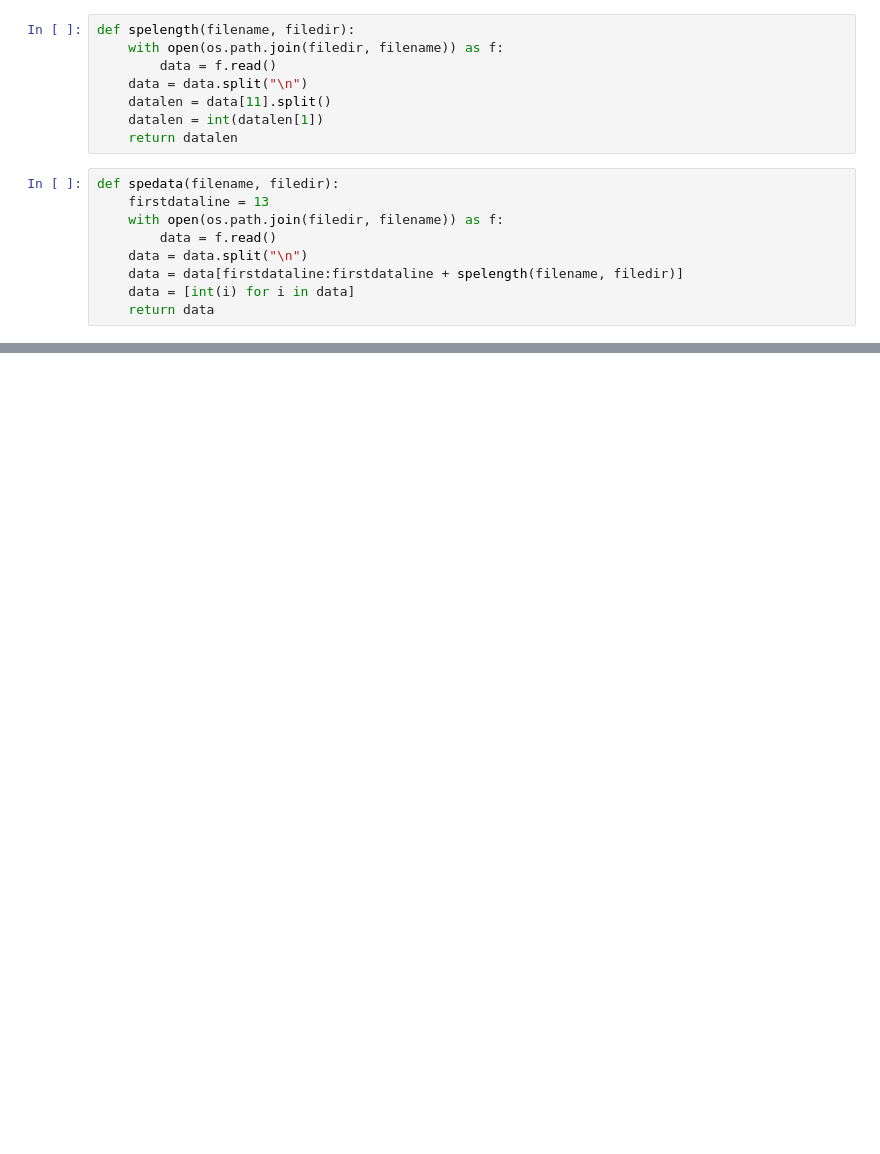
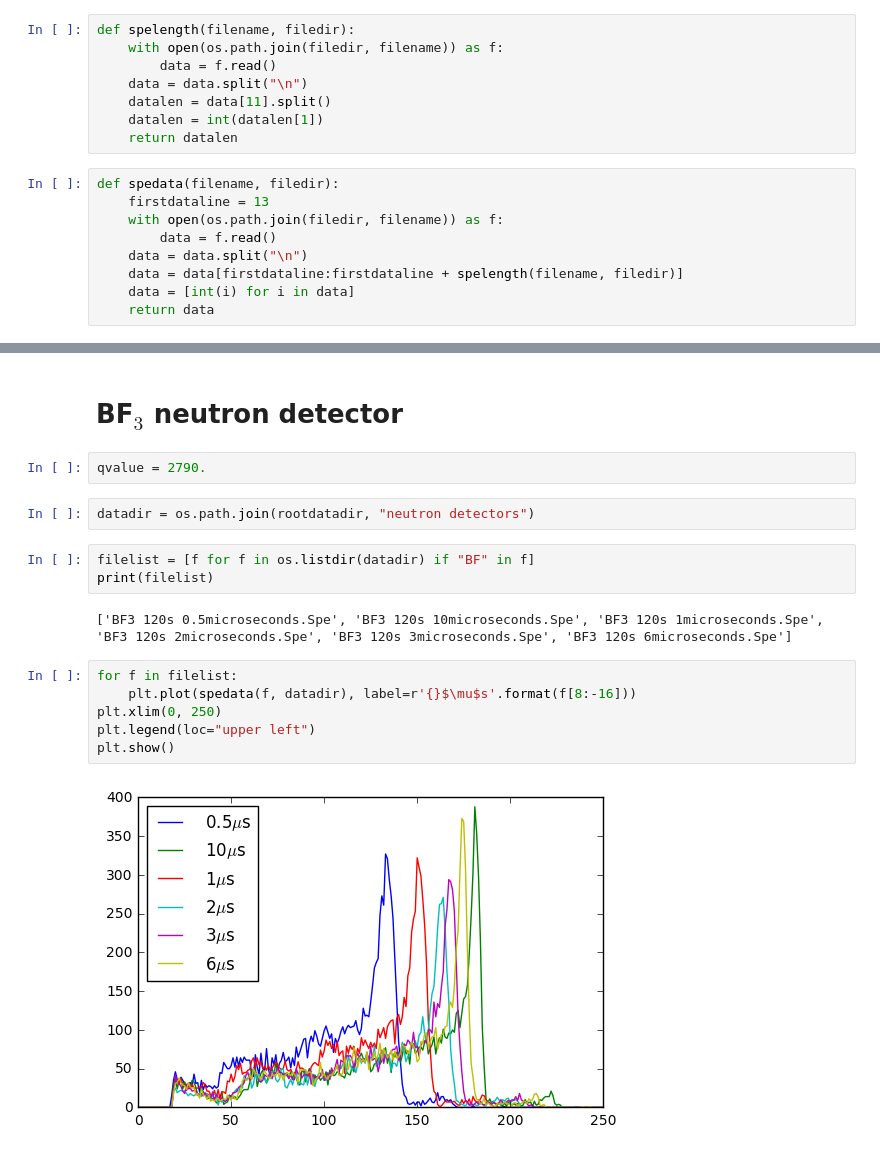
Before and after one commit to piovere/nucnotes, a Jupyter notebook: ne550/Lab 10/lab10.ipynb, the cells around one changed output, grey strips where cells are left out. Cells and saved outputs as stored; diff of their text form; blank space fills up the shorter version.

```diff
--- a/ne550/Lab 10/lab10.ipynb
+++ b/ne550/Lab 10/lab10.ipynb
@@ -38,0 +86,19 @@ len(spedata("He3 60s 0.5microseconds.Spe", datadir))
+# %% [markdown]
+# BF$_3$ neutron detector
+# %%
+qvalue = 2790.
+# %%
+datadir = os.path.join(rootdatadir, "neutron detectors")
+# %%
+filelist = [f for f in os.listdir(datadir) if "BF" in f]
+print(filelist)
+# %% [output]
+['BF3 120s 0.5microseconds.Spe', 'BF3 120s 10microseconds.Spe', 'BF3 120s 1microseconds.Spe', 'BF3 120s 2microseconds.Spe', 'BF3 120s 3microseconds.Spe', 'BF3 120s 6microseconds.Spe']
+# %%
+for f in filelist:
+    plt.plot(spedata(f, datadir), label=r'{}$\mu$s'.format(f[8:-16]))
+plt.xlim(0, 250)
+plt.legend(loc="upper left")
+plt.show()
+# %% [output]
+[figure, added]
```
Also changed, not shown: parts of 20 cells of this notebook, 1 other file.
